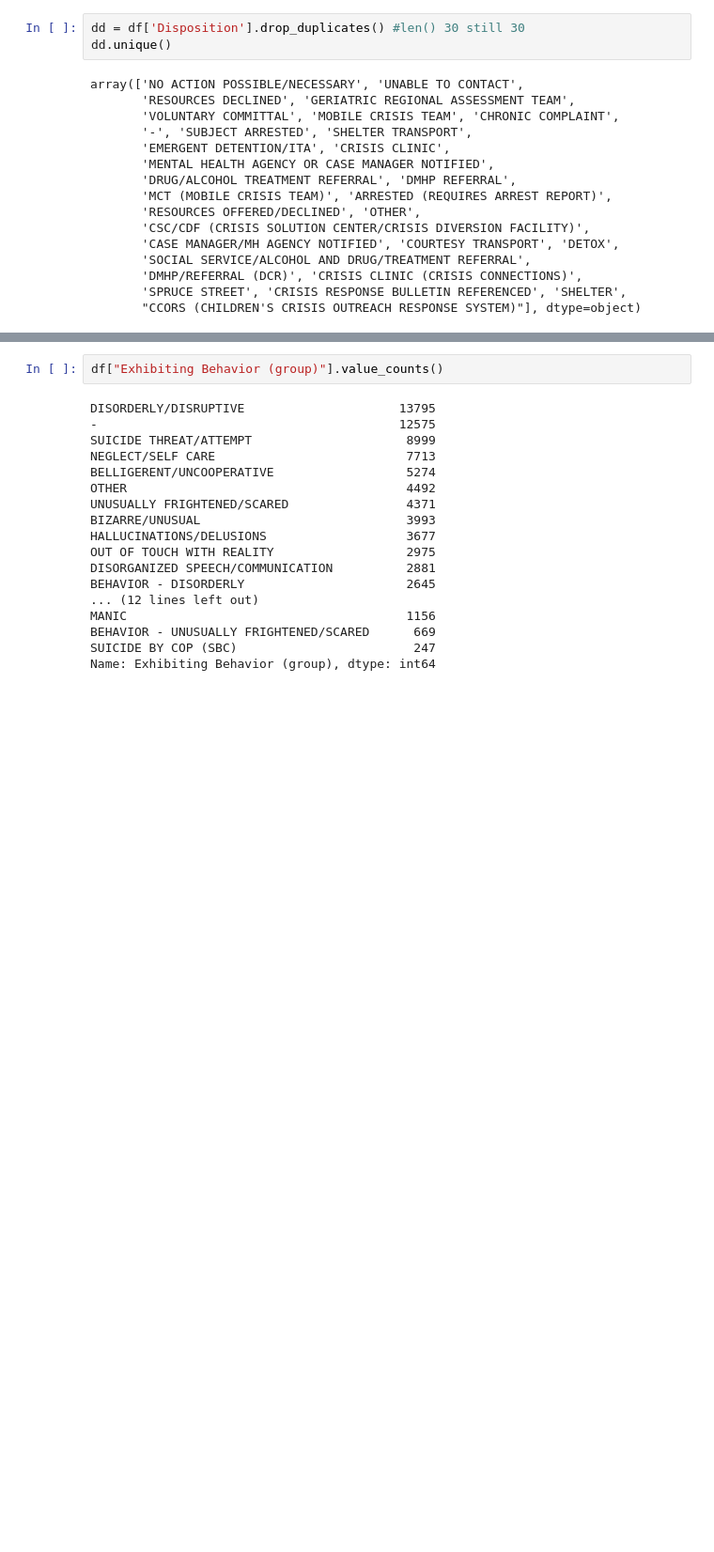
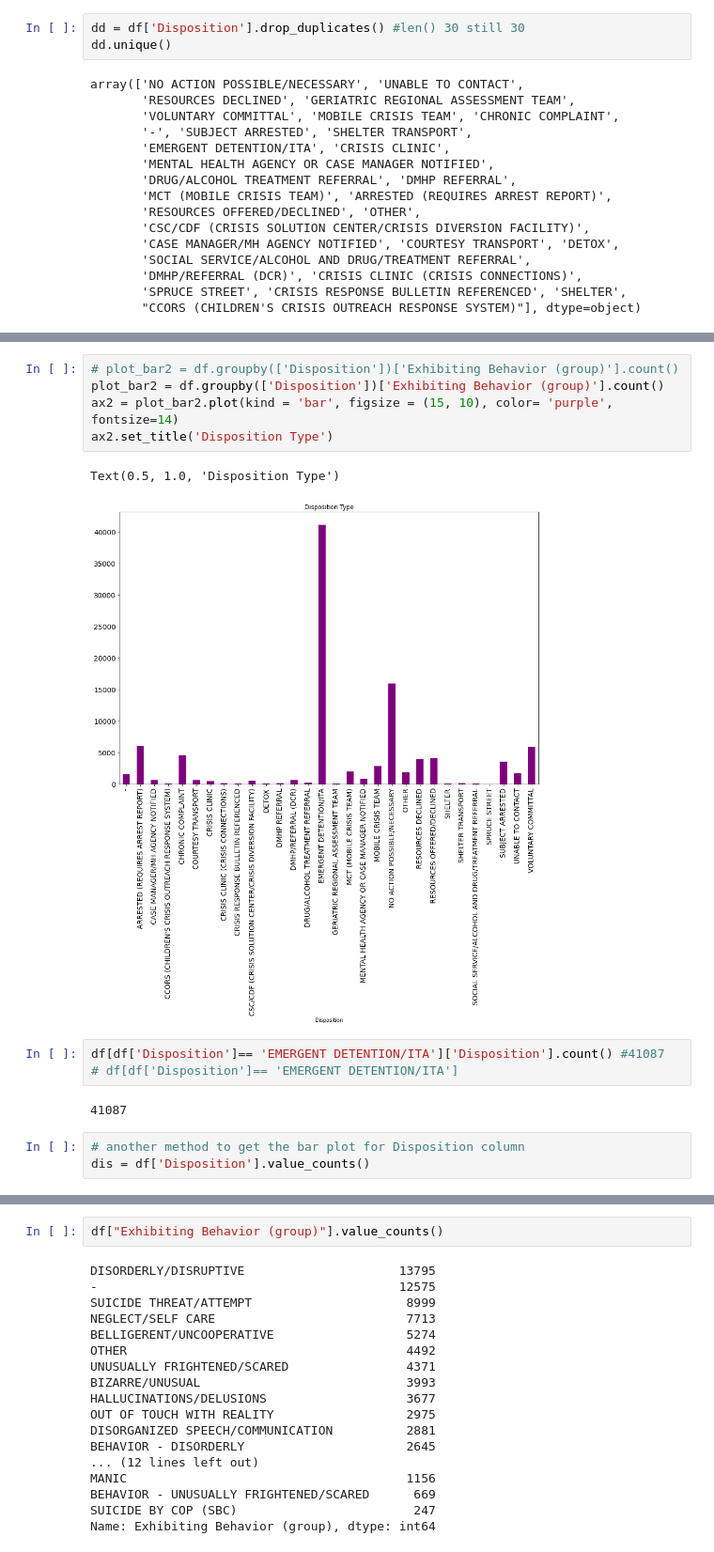
Before and after one commit to msenosain/spd-use-of-force_DS4A, a Jupyter notebook: notebooks/10_EDA_crisis.ipynb, the cells around one changed output, grey strips where cells are left out. Shown: that part at 94% size. Saved outputs shown, nothing was run; the diff lists cells and outputs as text; blank space fills up the shorter version.

```diff
--- a/notebooks/10_EDA_crisis.ipynb
+++ b/notebooks/10_EDA_crisis.ipynb
@@ -122,0 +127,16 @@ Text(0.5, 1.0, 'Cer')
+# %%
+# plot_bar2 = df.groupby(['Disposition'])['Exhibiting Behavior (group)'].count()
+plot_bar2 = df.groupby(['Disposition'])['Exhibiting Behavior (group)'].count()
+ax2 = plot_bar2.plot(kind = 'bar', figsize = (15, 10), color= 'purple', fontsize=14)
+ax2.set_title('Disposition Type')
+# %% [output]
+Text(0.5, 1.0, 'Disposition Type')
+[figure, added]
+# %%
+df[df['Disposition']== 'EMERGENT DETENTION/ITA']['Disposition'].count() #41087
+# df[df['Disposition']== 'EMERGENT DETENTION/ITA']
+# %% [output]
+41087
+# %%
+# another method to get the bar plot for Disposition column
+dis = df['Disposition'].value_counts()
```
Also changed, not shown: parts of 10 cells of this notebook.
